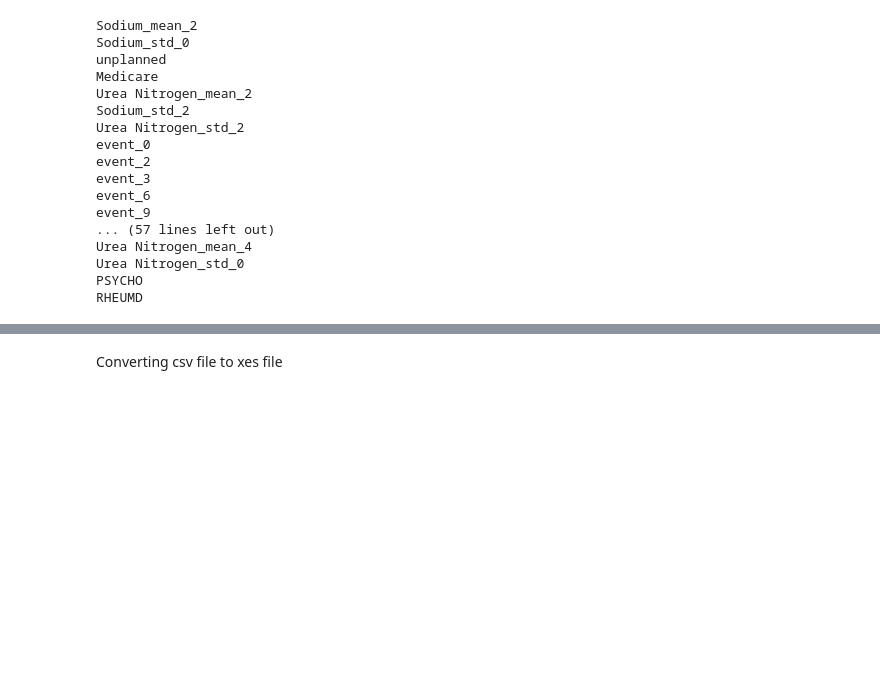
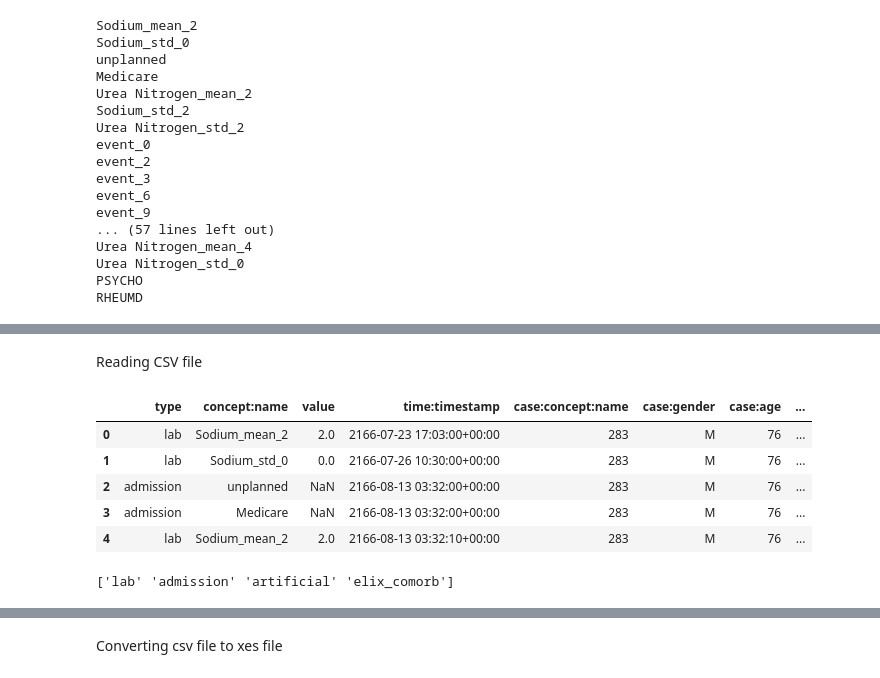
Before and after one commit to crimsonGnome/483, a Jupyter notebook: process mining project for CSUF students/process mining project for CSUF students/Part 1.ipynb, the cells around one changed output, grey strips where cells are left out. Saved outputs shown, nothing was run; the diff lists cells and outputs as text; code cells hidden in the pictures; blank space fills up the shorter version.

```diff
--- a/process mining project for CSUF students/process mining project for CSUF students/Part 1.ipynb
+++ b/process mining project for CSUF students/process mining project for CSUF students/Part 1.ipynb
@@ -63,0 +91,2 @@ RHEUMD
+# %% [markdown]
+Reading CSV file
@@ -63,0 +95,16 @@ RHEUMD
+# %%
+df = pd.read_csv('/content/drive/My Drive/Process mining course/heart_log_val_0.csv')
+# %%
+df.head()
+# %% [output]
+|  | type | concept:name | value | time:timestamp | case:concept:name | case:gender | case:age | ... |
+| 0 | lab | Sodium_mean_2 | 2.0 | 2166-07-23 17:03:00+00:00 | 283 | M | 76 | ... |
+| 1 | lab | Sodium_std_0 | 0.0 | 2166-07-26 10:30:00+00:00 | 283 | M | 76 | ... |
+| 2 | admission | unplanned | NaN | 2166-08-13 03:32:00+00:00 | 283 | M | 76 | ... |
+| 3 | admission | Medicare | NaN | 2166-08-13 03:32:00+00:00 | 283 | M | 76 | ... |
+| 4 | lab | Sodium_mean_2 | 2.0 | 2166-08-13 03:32:10+00:00 | 283 | M | 76 | ... |
+# %%
+event_type = df['type'].unique()
+print(event_type)
+# %% [output]
+['lab' 'admission' 'artificial' 'elix_comorb']
```
Also changed, not shown: parts of 26 cells of this notebook.
